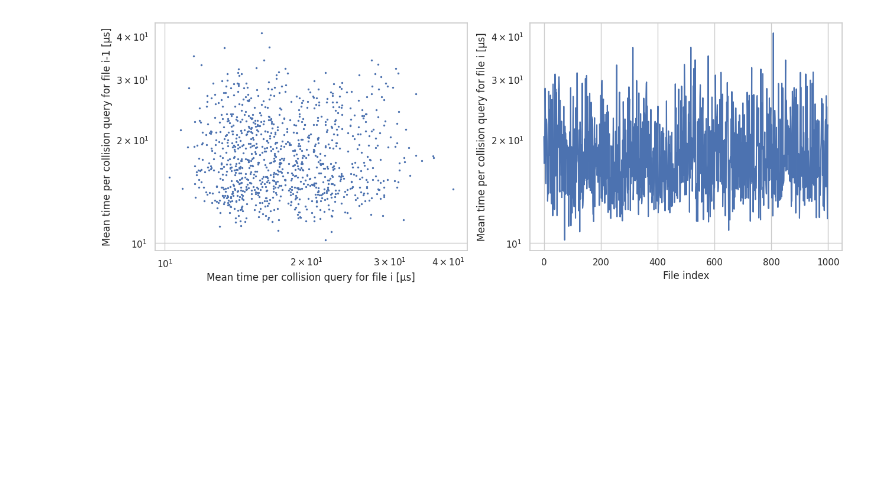
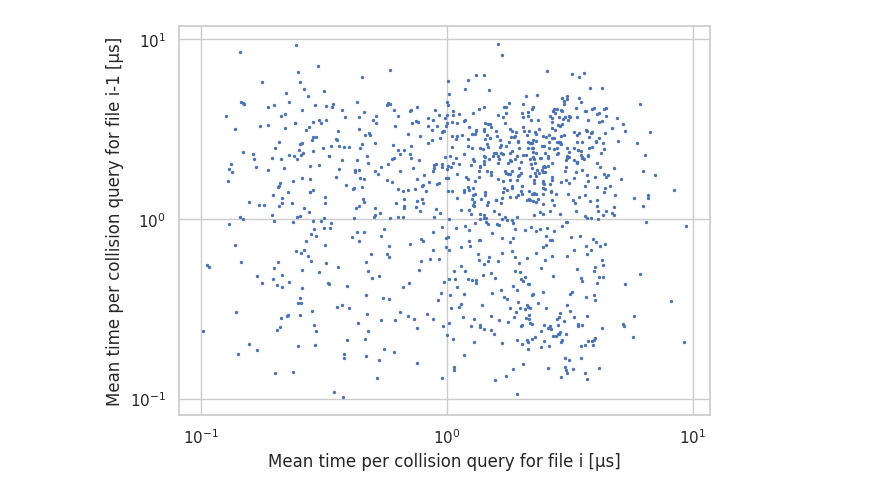
Before and after one commit to ThiloU/collision-comparison, a Jupyter notebook: compare-python/analyze_new/analysis.ipynb, the cells around one changed output. Saved outputs shown, nothing was run; the diff lists cells and outputs as text; code cells hidden in the pictures; blank space fills up the shorter version.

```diff
--- a/compare-python/analyze_new/analysis.ipynb
+++ b/compare-python/analyze_new/analysis.ipynb
@@ -102,29 +106,30 @@ plt.show()
 # %%
 # compute lag plots and show measurements over time:
 # values = df["gjk-rs_nasterov_gjk"].dropna().values
-values = df["Pybullet"].values
+values = df["libccd intersection"].dropna().values
+# values = df["Pybullet"].values
 
 points = []
 for i in range(1, len(values)):
     points.append((values[i], values[i-1]))
 points = np.array(points)
 
-fix, axes = plt.subplots(1,2, figsize=(15,5))
+fix, axes = plt.subplots()
 
-axes[0].scatter(points[:, 0], points[:, 1], s = 2)
-axes[0].set_xlabel("Mean time per collision query for file i [µs]")
-axes[0].set_ylabel("Mean time per collision query for file i-1 [µs]")
-axes[0].set_xscale("log")
-axes[0].set_yscale("log")
+axes.scatter(points[:, 0], points[:, 1], s = 2)
+axes.set_xlabel("Mean time per collision query for file i [µs]")
+axes.set_ylabel("Mean time per collision query for file i-1 [µs]")
+axes.set_xscale("log")
+axes.set_yscale("log")
 
-axes[1].plot(values)
-axes[1].set_xlabel("File index")
-axes[1].set_ylabel("Mean time per collision query for file i [µs]")
-axes[1].set_yscale("log")
-
+# axes[1].plot(values)
+# axes[1].set_xlabel("File index")
+# axes[1].set_ylabel("Mean time per collision query for file i [µs]")
+# axes[1].set_yscale("log")
+plt.tight_layout()
 plt.show()
 # %% [output]
-[figure, old version]
+[figure, new version]
 # %%
 colormap = mpl.colormaps["coolwarm"]
 # colormap = mpl.colormaps["viridis"]
```
Also changed, not shown: parts of 3 cells of this notebook, 3 other files.
